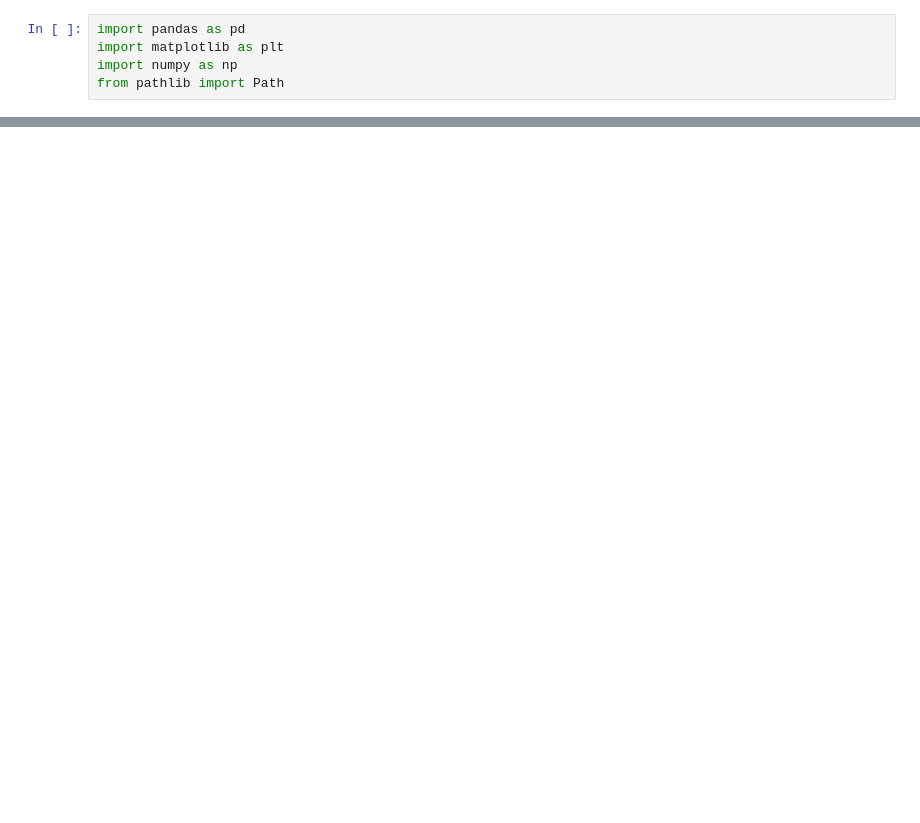
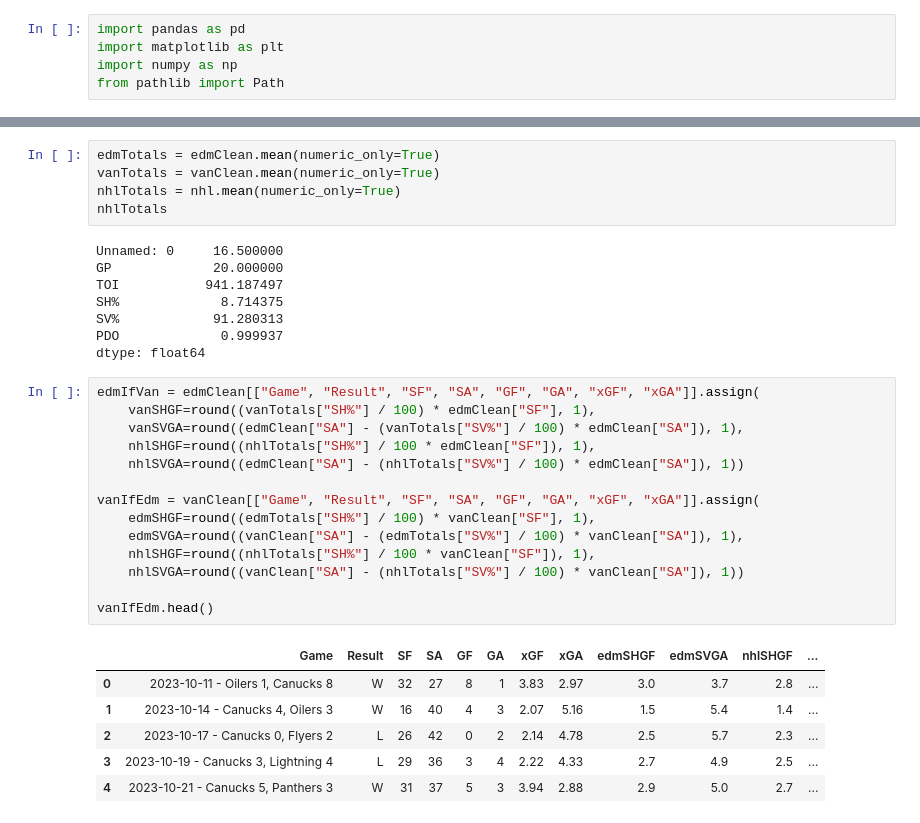
Before and after one commit to AshleyJubilee/EDM-VAN-PDO, a Jupyter notebook: pdo.ipynb, the cells around one changed output, grey strips where cells are left out. Cells and saved outputs as stored; diff of their text form; blank space fills up the shorter version.

```diff
--- a/pdo.ipynb
+++ b/pdo.ipynb
@@ -15,0 +29,34 @@ EmptyDataError: No columns to parse from file
+# %%
+edmTotals = edmClean.mean(numeric_only=True)
+vanTotals = vanClean.mean(numeric_only=True)
+nhlTotals = nhl.mean(numeric_only=True)
+nhlTotals
+# %% [output]
+Unnamed: 0     16.500000
+GP             20.000000
+TOI           941.187497
+SH%             8.714375
+SV%            91.280313
+PDO             0.999937
+dtype: float64
+# %%
+edmIfVan = edmClean[["Game", "Result", "SF", "SA", "GF", "GA", "xGF", "xGA"]].assign(
+    vanSHGF=round((vanTotals["SH%"] / 100) * edmClean["SF"], 1),
+    vanSVGA=round((edmClean["SA"] - (vanTotals["SV%"] / 100) * edmClean["SA"]), 1),
+    nhlSHGF=round((nhlTotals["SH%"] / 100 * edmClean["SF"]), 1),
+    nhlSVGA=round((edmClean["SA"] - (nhlTotals["SV%"] / 100) * edmClean["SA"]), 1))
+
+vanIfEdm = vanClean[["Game", "Result", "SF", "SA", "GF", "GA", "xGF", "xGA"]].assign(
+    edmSHGF=round((edmTotals["SH%"] / 100) * vanClean["SF"], 1),
+    edmSVGA=round((vanClean["SA"] - (edmTotals["SV%"] / 100) * vanClean["SA"]), 1),
+    nhlSHGF=round((nhlTotals["SH%"] / 100 * vanClean["SF"]), 1),
+    nhlSVGA=round((vanClean["SA"] - (nhlTotals["SV%"] / 100) * vanClean["SA"]), 1))
+
+vanIfEdm.head()
+# %% [output]
+|  | Game | Result | SF | SA | GF | GA | xGF | xGA | edmSHGF | edmSVGA | nhlSHGF | ... |
+| 0 | 2023-10-11 - Oilers 1, Canucks 8 | W | 32 | 27 | 8 | 1 | 3.83 | 2.97 | 3.0 | 3.7 | 2.8 | ... |
+| 1 | 2023-10-14 - Canucks 4, Oilers 3 | W | 16 | 40 | 4 | 3 | 2.07 | 5.16 | 1.5 | 5.4 | 1.4 | ... |
+| 2 | 2023-10-17 - Canucks 0, Flyers 2 | L | 26 | 42 | 0 | 2 | 2.14 | 4.78 | 2.5 | 5.7 | 2.3 | ... |
+| 3 | 2023-10-19 - Canucks 3, Lightning 4 | L | 29 | 36 | 3 | 4 | 2.22 | 4.33 | 2.7 | 4.9 | 2.5 | ... |
+| 4 | 2023-10-21 - Canucks 5, Panthers 3 | W | 31 | 37 | 5 | 3 | 3.94 | 2.88 | 2.9 | 5.0 | 2.7 | ... |
```
Also changed, not shown: parts of 7 cells of this notebook, 2 other files.
